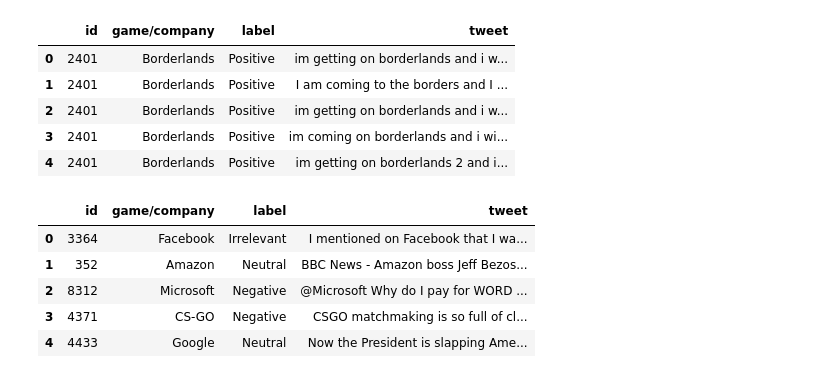
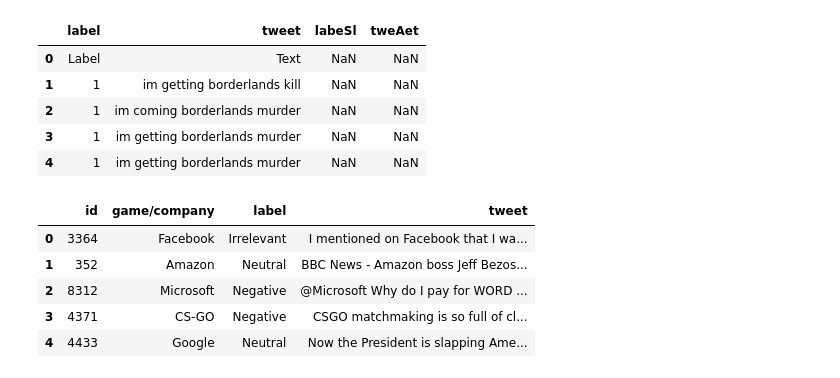
Before and after one commit to TranChucThien/kltn-sentiment-monitoring-mlops, a Jupyter notebook: dataset.ipynb, the cells around one changed output. Saved outputs shown, nothing was run; the diff lists cells and outputs as text; code cells hidden in the pictures.

```diff
--- a/dataset.ipynb
+++ b/dataset.ipynb
@@ -30,15 +30,18 @@ from sklearn.metrics import ConfusionMatrixDisplay
 # %%
 # Reading data from the file: "twitter_training.csv"
 train_filename = "data/data/twitter_training.csv"
-df_train = pd.read_csv(train_filename, names = ['id', 'game/company', 'label', 'tweet'])
+train_filename = "dataset_.csv"
+
+df_train = pd.read_csv(train_filename, names = ['label', 'tweet', 'labeSl', 'tweAet'])
+
 df_train.head()
 # %% [output]
-|  | id | game/company | label | tweet |
-| 0 | 2401 | Borderlands | Positive | im getting on borderlands and i w... |
-| 1 | 2401 | Borderlands | Positive | I am coming to the borders and I ... |
-| 2 | 2401 | Borderlands | Positive | im getting on borderlands and i w... |
-| 3 | 2401 | Borderlands | Positive | im coming on borderlands and i wi... |
-| 4 | 2401 | Borderlands | Positive | im getting on borderlands 2 and i... |
+|  | label | tweet | labeSl | tweAet |
+| 0 | Label | Text | NaN | NaN |
+| 1 | 1 | im getting borderlands kill | NaN | NaN |
+| 2 | 1 | im coming borderlands murder | NaN | NaN |
+| 3 | 1 | im getting borderlands murder | NaN | NaN |
+| 4 | 1 | im getting borderlands murder | NaN | NaN |
 # %%
 # Reading data from the file: "twitter_validation.csv"
 test_filename = "data/data/twitter_validation.csv"
```
Also changed, not shown: parts of 15 cells of this notebook, 5 other files.
